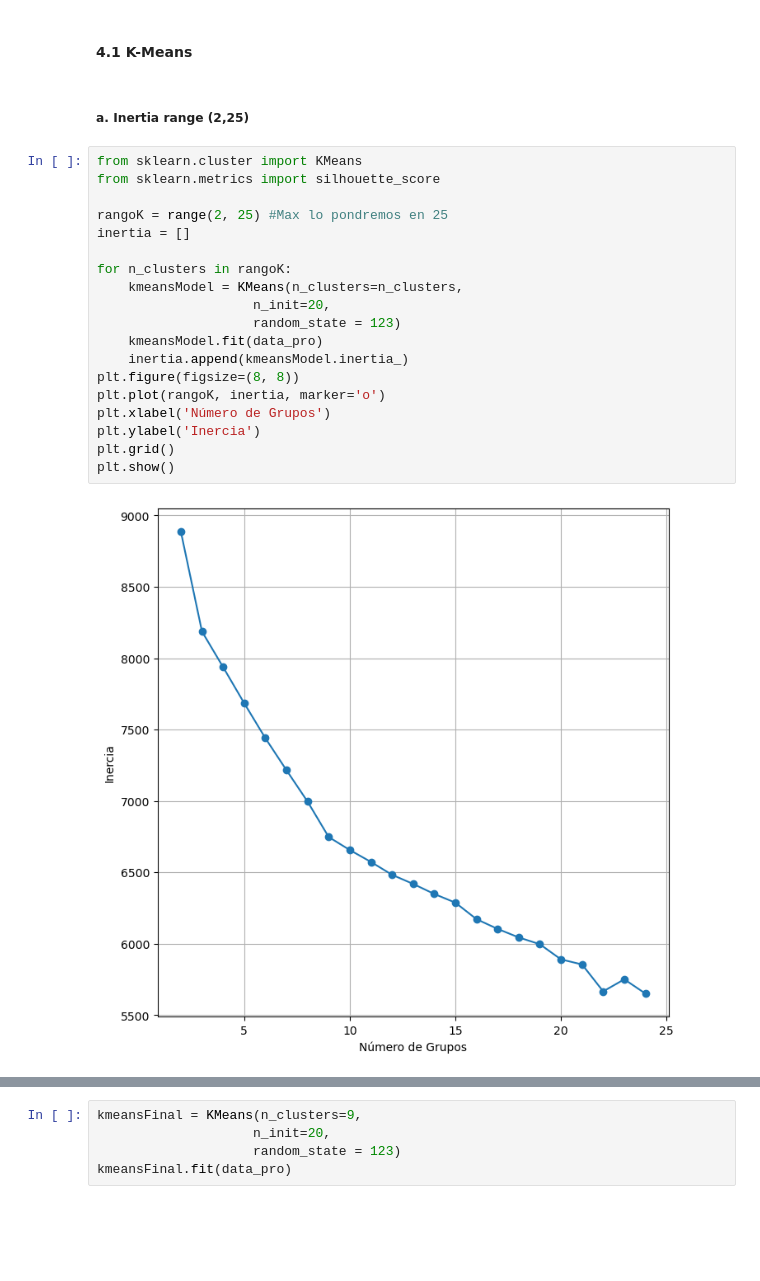
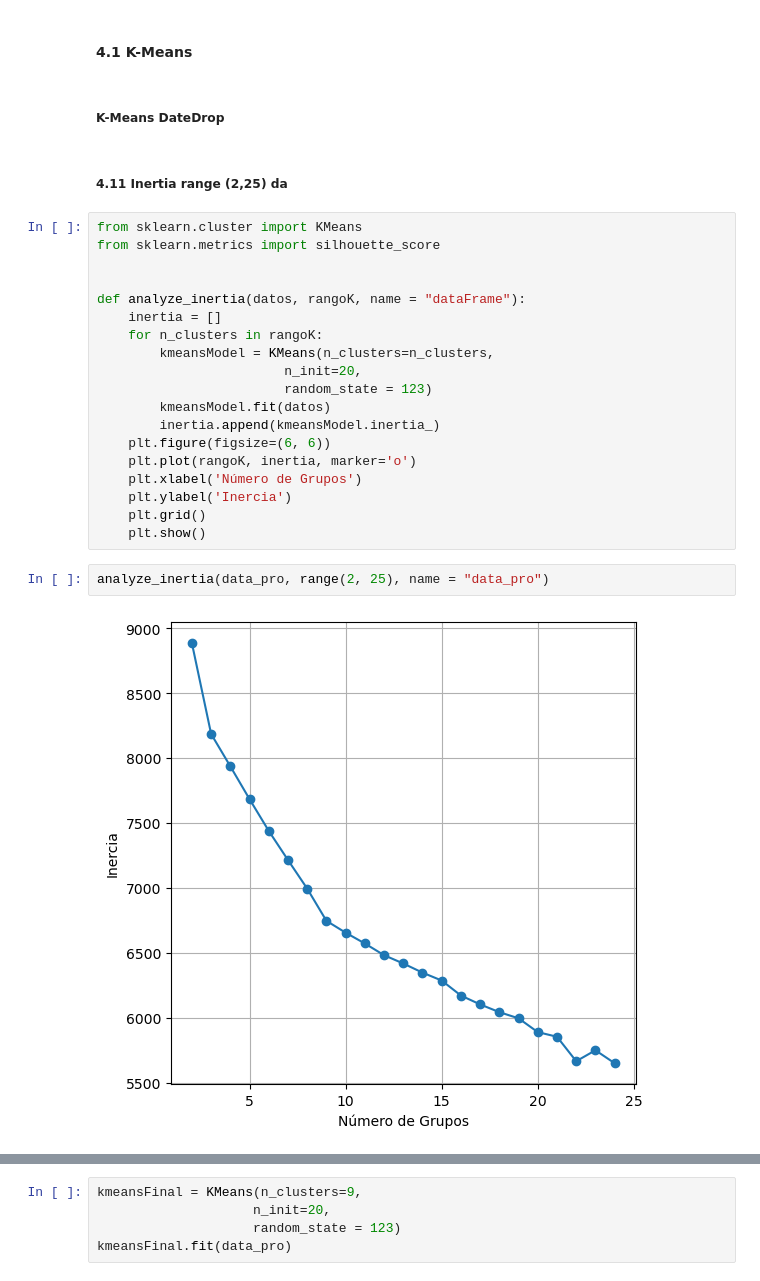
Before and after one commit to PeterWYC1/GroupingProblem, a Jupyter notebook: caso3.ipynb, the cells around one changed output, grey strips where cells are left out. Saved outputs shown, nothing was run; the diff lists cells and outputs as text; blank space fills up the shorter version.

```diff
--- a/caso3.ipynb
+++ b/caso3.ipynb
@@ -305,27 +304,31 @@ data_pro.head()
 ### 4. Construcción del modelo
 # %% [markdown]
 #### 4.1 K-Means
+# %% [markdown]
+##### K-Means DateDrop
 # %% [markdown]
-##### a. Inertia range (2,25)
+##### 4.11 Inertia range (2,25) da
 # %%
 from sklearn.cluster import KMeans
 from sklearn.metrics import silhouette_score
 
-rangoK = range(2, 25) #Max lo pondremos en 25
-inertia = []
 
-for n_clusters in rangoK:
-    kmeansModel = KMeans(n_clusters=n_clusters,
-                    n_init=20,
-                    random_state = 123)
-    kmeansModel.fit(data_pro)
-    inertia.append(kmeansModel.inertia_)
-plt.figure(figsize=(8, 8))
-plt.plot(rangoK, inertia, marker='o')
-plt.xlabel('Número de Grupos')
-plt.ylabel('Inercia')
-plt.grid()
-plt.show()
+def analyze_inertia(datos, rangoK, name = "dataFrame"):
+    inertia = []
+    for n_clusters in rangoK:
+        kmeansModel = KMeans(n_clusters=n_clusters,
+                        n_init=20,
+                        random_state = 123)
+        kmeansModel.fit(datos)
+        inertia.append(kmeansModel.inertia_)
+    plt.figure(figsize=(6, 6))
+    plt.plot(rangoK, inertia, marker='o')
+    plt.xlabel('Número de Grupos')
+    plt.ylabel('Inercia')
+    plt.grid()
+    plt.show()
-# %% [output]
-[figure, removed]
+# %%
+analyze_inertia(data_pro, range(2, 25), name = "data_pro")
+# %% [output]
+[figure, added]
 # %% [markdown]
```
Also changed, not shown: parts of 26 cells of this notebook.
